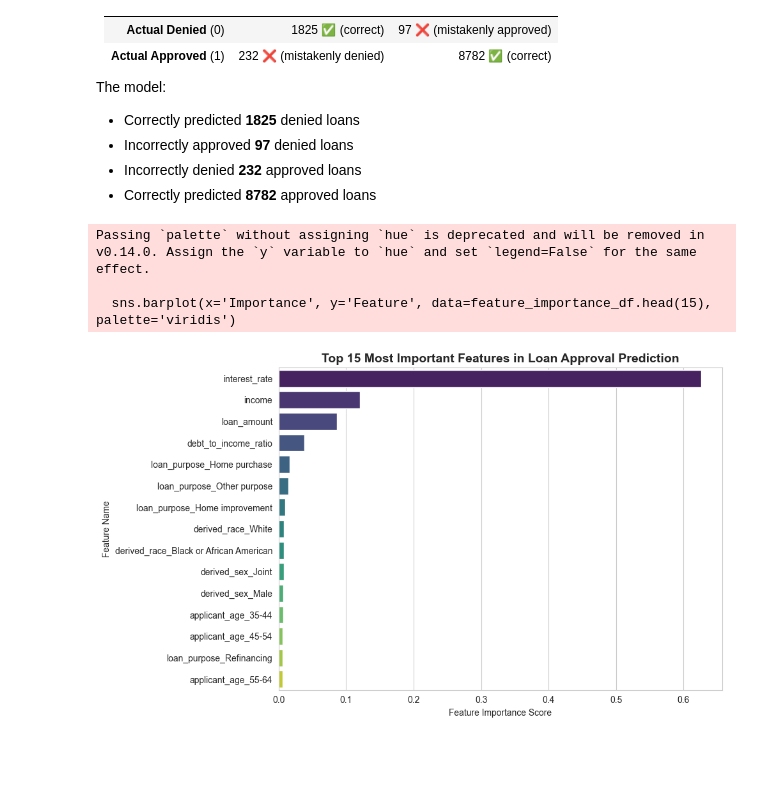
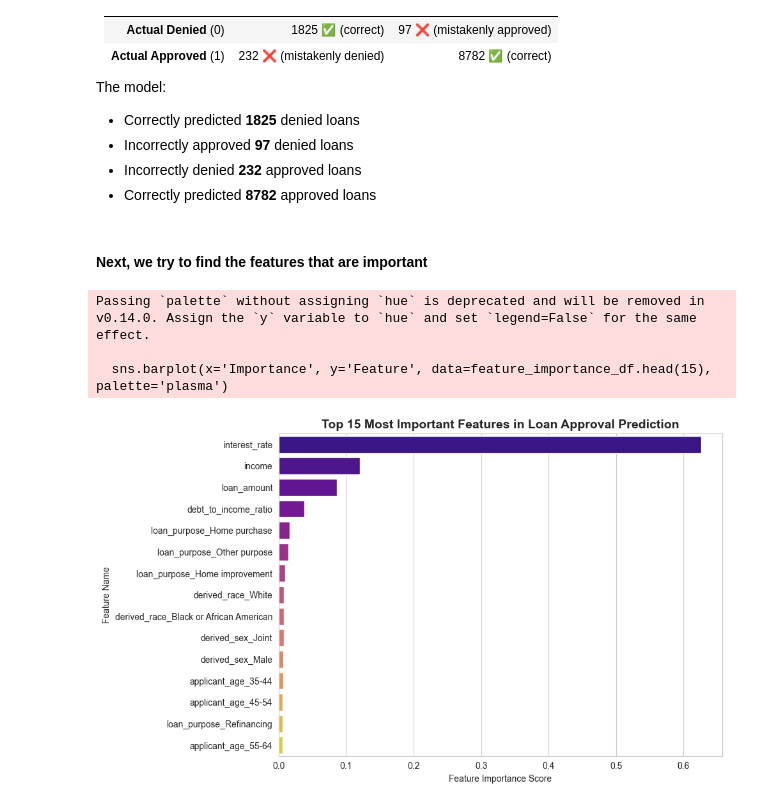
Before and after one commit to dameyer/mads-w-k-d, a Jupyter notebook: Data_780_Project.ipynb, the cells around one changed output. Cells and saved outputs as stored; diff of their text form; code cells hidden in the pictures; blank space fills up the shorter version.

```diff
--- a/Data_780_Project.ipynb
+++ b/Data_780_Project.ipynb
@@ -650,26 +650,28 @@ The model:
 - Incorrectly approved **97** denied loans
 - Incorrectly denied **232** approved loans
 - Correctly predicted **8782** approved loans
+# %% [markdown]
+#### **Next, we try to find the features that are important**
 # %%
 # Step 13: Visualize Feature Importance from the Random Forest model
 # Get feature importances and sort them
 importances = rf_model.feature_importances_
 feature_names = X.columns
 feature_importance_df = pd.DataFrame({
     'Feature': feature_names,
     'Importance': importances
 }).sort_values(by='Importance', ascending=False)
 
 # Plot top 15 most important features
 plt.figure(figsize=(10, 6))
-sns.barplot(x='Importance', y='Feature', data=feature_importance_df.head(15), palette='viridis')
+sns.barplot(x='Importance', y='Feature', data=feature_importance_df.head(15), palette='plasma')
 plt.title("Top 15 Most Important Features in Loan Approval Prediction", fontsize=14, weight='bold')
 plt.xlabel("Feature Importance Score")
 plt.ylabel("Feature Name")
 plt.tight_layout()
 plt.show()
 # %% [output]
 Passing `palette` without assigning `hue` is deprecated and will be removed in v0.14.0. Assign the `y` variable to `hue` and set `legend=False` for the same effect.
 
-  sns.barplot(x='Importance', y='Feature', data=feature_importance_df.head(15), palette='viridis')
+  sns.barplot(x='Importance', y='Feature', data=feature_importance_df.head(15), palette='plasma')
-[figure, old version]
+[figure, new version]
```
Also changed, not shown: parts of 26 cells of this notebook.
